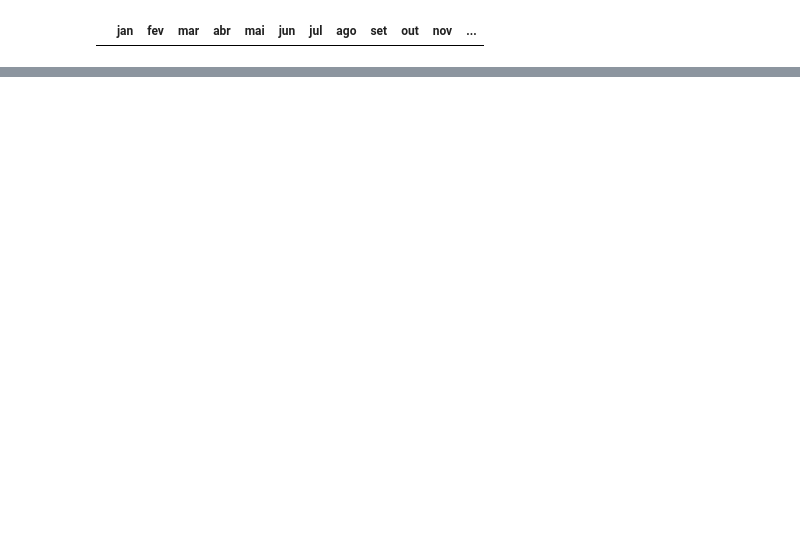
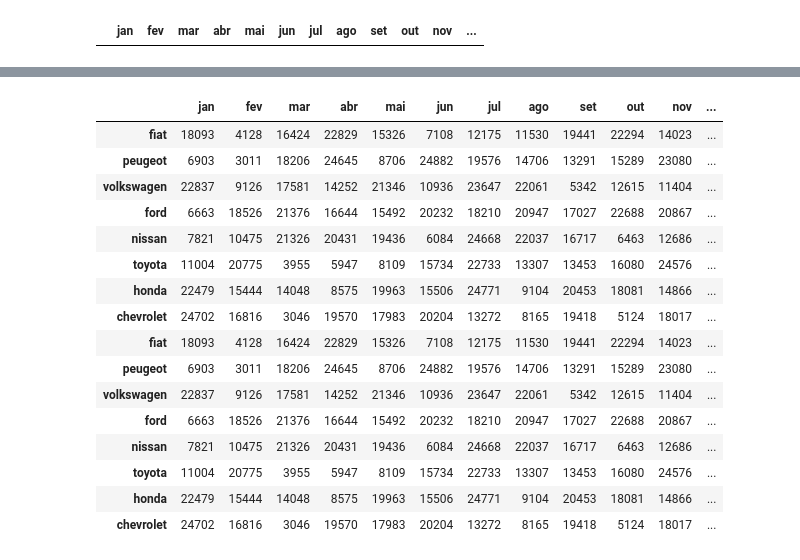
Before and after one commit to JairCipriano/projeto_machine_learning, a Jupyter notebook: projeto2/matplotlib.ipynb, the cells around one changed output, grey strips where cells are left out. Saved outputs shown, nothing was run; the diff lists cells and outputs as text; code cells hidden in the pictures; blank space fills up the shorter version.

```diff
--- a/projeto2/matplotlib.ipynb
+++ b/projeto2/matplotlib.ipynb
@@ -480,0 +637,21 @@ carros
+# %%
+carros_conpleto = pd.concat([carros, carrao])
+carros_conpleto
+# %% [output]
+|  | jan | fev | mar | abr | mai | jun | jul | ago | set | out | nov | ... |
+| fiat | 18093 | 4128 | 16424 | 22829 | 15326 | 7108 | 12175 | 11530 | 19441 | 22294 | 14023 | ... |
+| peugeot | 6903 | 3011 | 18206 | 24645 | 8706 | 24882 | 19576 | 14706 | 13291 | 15289 | 23080 | ... |
+| volkswagen | 22837 | 9126 | 17581 | 14252 | 21346 | 10936 | 23647 | 22061 | 5342 | 12615 | 11404 | ... |
+| ford | 6663 | 18526 | 21376 | 16644 | 15492 | 20232 | 18210 | 20947 | 17027 | 22688 | 20867 | ... |
+| nissan | 7821 | 10475 | 21326 | 20431 | 19436 | 6084 | 24668 | 22037 | 16717 | 6463 | 12686 | ... |
+| toyota | 11004 | 20775 | 3955 | 5947 | 8109 | 15734 | 22733 | 13307 | 13453 | 16080 | 24576 | ... |
+| honda | 22479 | 15444 | 14048 | 8575 | 19963 | 15506 | 24771 | 9104 | 20453 | 18081 | 14866 | ... |
+| chevrolet | 24702 | 16816 | 3046 | 19570 | 17983 | 20204 | 13272 | 8165 | 19418 | 5124 | 18017 | ... |
+| fiat | 18093 | 4128 | 16424 | 22829 | 15326 | 7108 | 12175 | 11530 | 19441 | 22294 | 14023 | ... |
+| peugeot | 6903 | 3011 | 18206 | 24645 | 8706 | 24882 | 19576 | 14706 | 13291 | 15289 | 23080 | ... |
+| volkswagen | 22837 | 9126 | 17581 | 14252 | 21346 | 10936 | 23647 | 22061 | 5342 | 12615 | 11404 | ... |
+| ford | 6663 | 18526 | 21376 | 16644 | 15492 | 20232 | 18210 | 20947 | 17027 | 22688 | 20867 | ... |
+| nissan | 7821 | 10475 | 21326 | 20431 | 19436 | 6084 | 24668 | 22037 | 16717 | 6463 | 12686 | ... |
+| toyota | 11004 | 20775 | 3955 | 5947 | 8109 | 15734 | 22733 | 13307 | 13453 | 16080 | 24576 | ... |
+| honda | 22479 | 15444 | 14048 | 8575 | 19963 | 15506 | 24771 | 9104 | 20453 | 18081 | 14866 | ... |
+| chevrolet | 24702 | 16816 | 3046 | 19570 | 17983 | 20204 | 13272 | 8165 | 19418 | 5124 | 18017 | ... |
```
Also changed, not shown: parts of 60 cells of this notebook.
